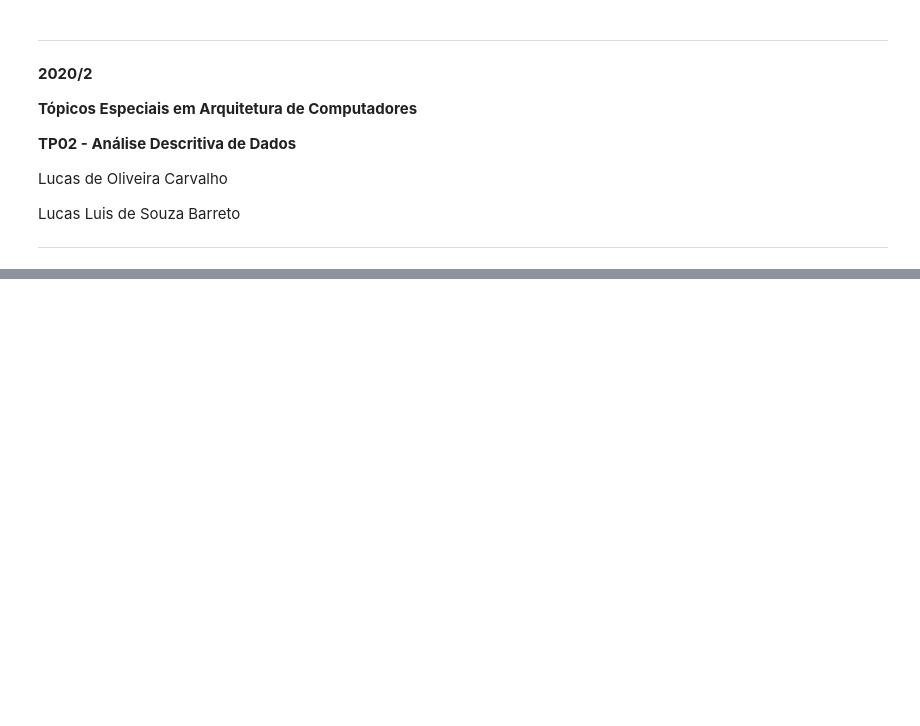
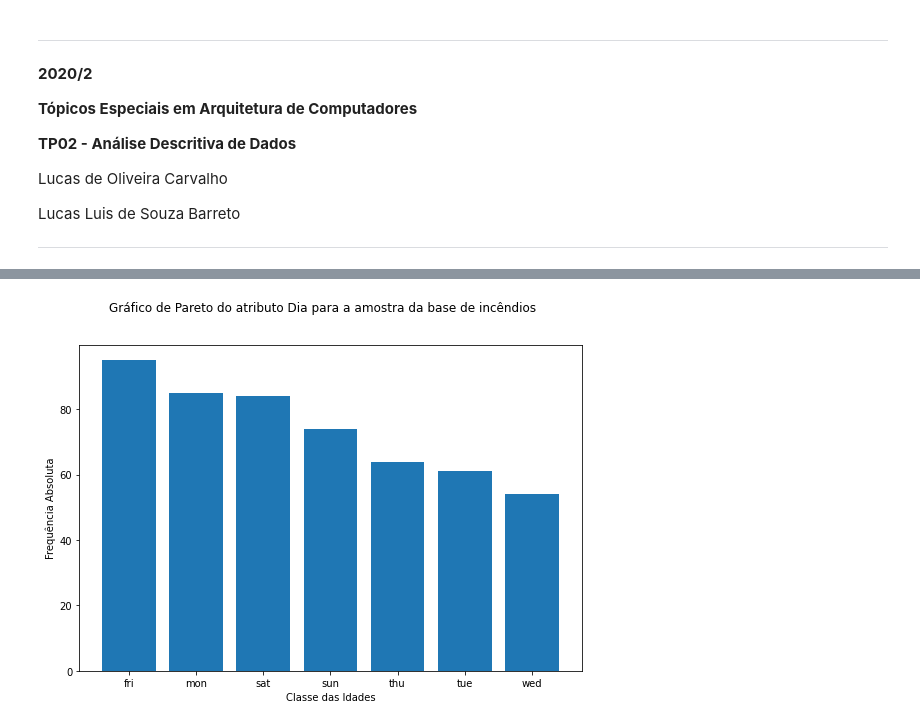
Before and after one commit to ldocarvalho/Analise-Descritiva-Fires, a Jupyter notebook: TP2_AnaliseDescritiva.ipynb, the cells around one changed output, grey strips where cells are left out. Cells and saved outputs as stored; diff of their text form; code cells hidden in the pictures; blank space fills up the shorter version.

```diff
--- a/TP2_AnaliseDescritiva.ipynb
+++ b/TP2_AnaliseDescritiva.ipynb
@@ -48,0 +288,10 @@ dfFires
+# %%
+plt.figure(figsize=(9, 6))
+plt.bar(classesDay,dfDistFreqDay.sort_values(by='Frequência Absoluta',ascending=False)["Frequência Absoluta"])
+plt.xlabel("Classe das Idades")
+plt.ylabel("Frequência Absoluta")
+
+plt.suptitle("Gráfico de Pareto do atributo Dia para a amostra da base de incêndios")
+plt.show()
+# %% [output]
+[figure, added]
```
Also changed, not shown: parts of 97 cells of this notebook.
